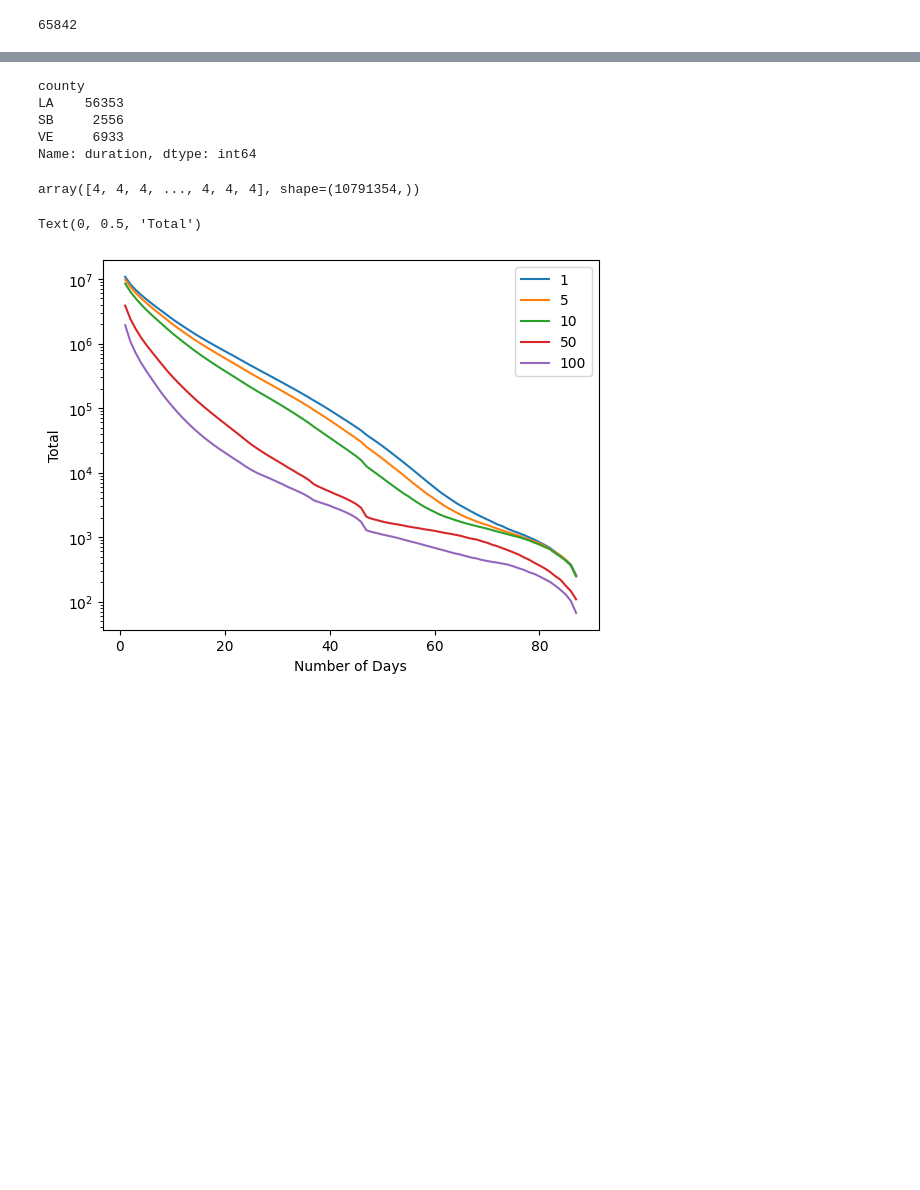
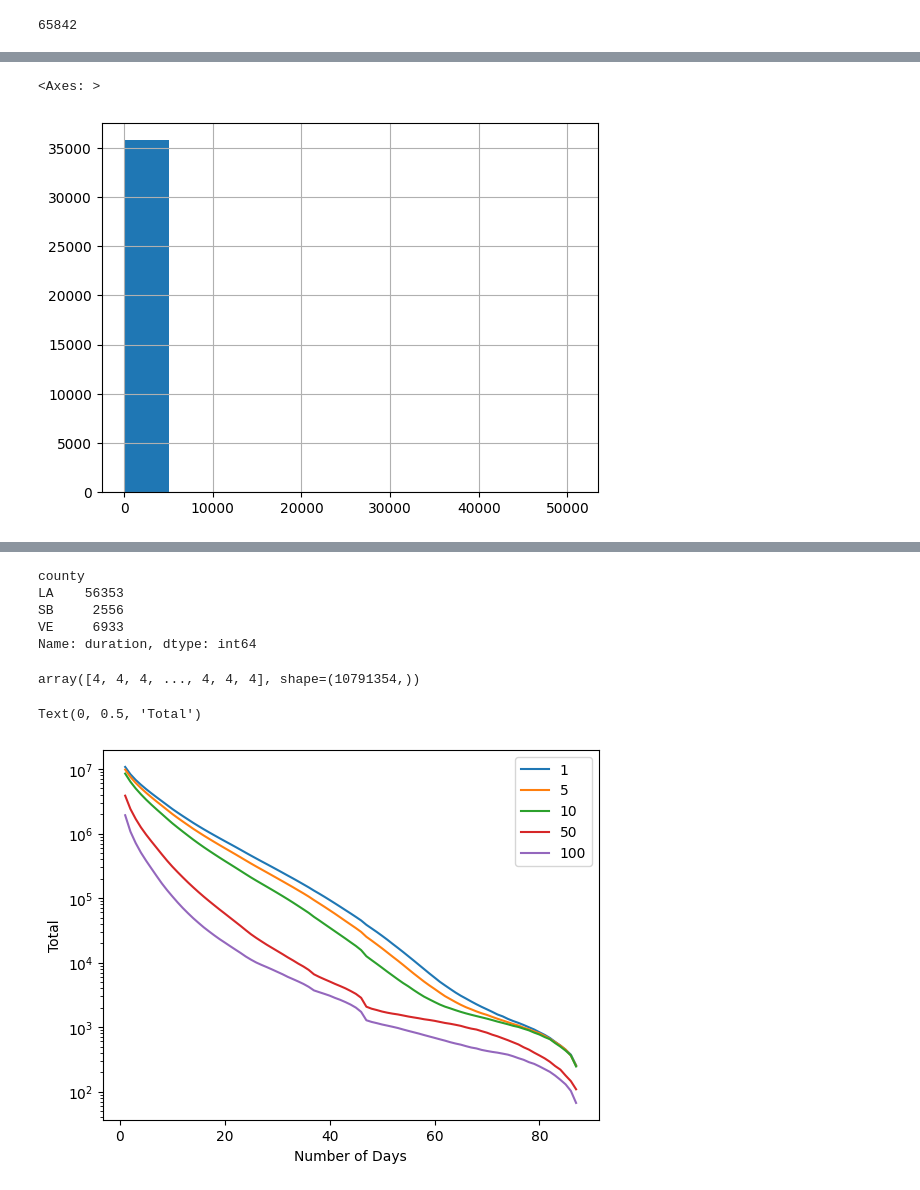
Before and after one commit to ai2es/cat-rain, a Jupyter notebook: notebooks/filter_sensitivity.ipynb, the cells around one changed output, grey strips where cells are left out. Cells and saved outputs as stored; diff of their text form; code cells hidden in the pictures; blank space fills up the shorter version.

Commit message:
Added new analysis notebook

```diff
--- a/notebooks/filter_sensitivity.ipynb
+++ b/notebooks/filter_sensitivity.ipynb
@@ -393,7 +394,8 @@ df_merged = df_1_sub.merge(df_2_sub, on="uid", how="outer")
 # %%
+ar_files = sorted(glob("/glade/campaign/cisl/aiml/cat_flood/analysis_ready_data_20251121/veraset_*.parquet"))
 ar_date = ar_files[0].split("/")[-1].split("_")[1]
-df_merged = pd.read_parquet(ar_files[0], columns=["uid", "number_of_visits"]).reset_index(drop=True).rename(columns={"number_of_visits": ar_date})
+df_merged = pd.read_parquet(ar_files[0], columns=["uid", "number_of_visits"]).set_index("uid").rename(columns={"number_of_visits": ar_date})
 for ar_file in tqdm(ar_files[1:]):
     ar_date = ar_file.split("/")[-1].split("_")[1]
-    df_day = pd.read_parquet(ar_file, columns=["uid", "number_of_visits"]).reset_index(drop=True).rename(columns={"number_of_visits": ar_date})
-    df_merged = df_merged.merge(df_day, on="uid", how="outer")
+    df_day = pd.read_parquet(ar_file, columns=["uid", "number_of_visits"]).set_index("uid").rename(columns={"number_of_visits": ar_date})
+    df_merged = df_merged.join(df_day, how="outer")
@@ -482,3 +485,12 @@ filtered_users = df_merged["uid"][(user_count_dict[5] >= 30) & (ar_count_dict[5]
+# %%
+df_day = pd.read_parquet(ar_file).set_index("uid")
+
+overlap = np.intersect1d(df_day.index, filtered_users)
+
+df_day.loc[overlap]["distance_straight_line"]
+# %% [output]
+<Axes: >
+[figure, added]
 # %%
 home_loc_df = pd.read_parquet("/glade/work/ggantos/cat-rain/notebooks/home_loc_by_row_group_counties_unfiltered.parquet")
 # %%
```
Also changed, not shown: parts of 12 cells of this notebook, 1 other file.
